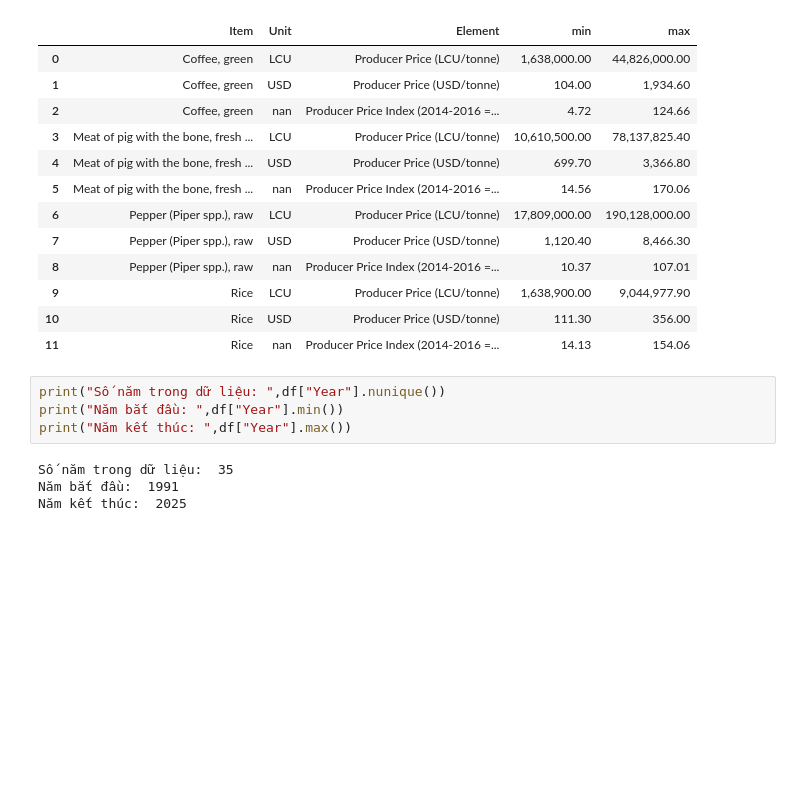
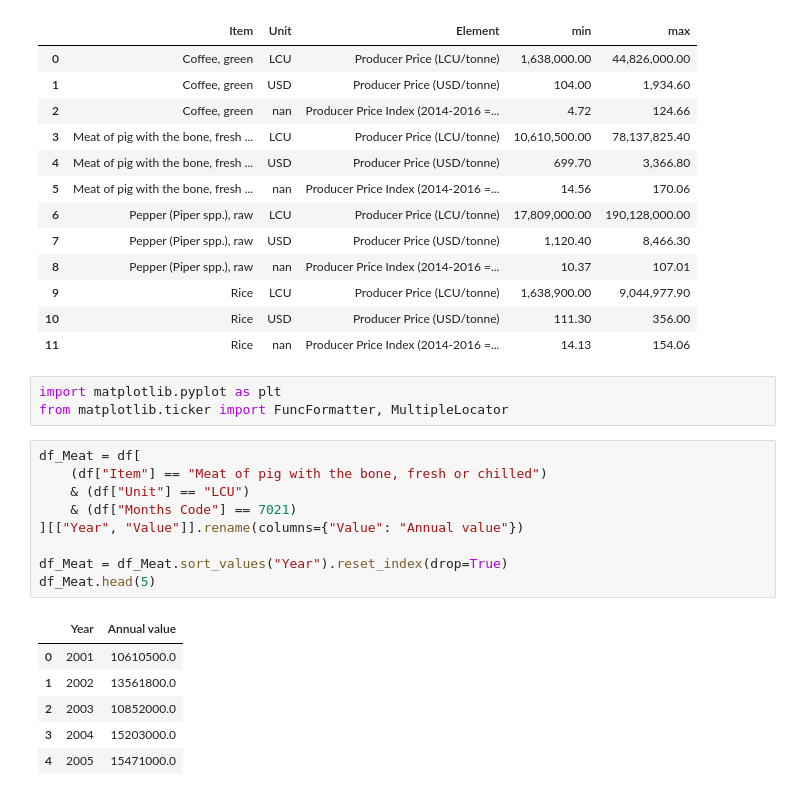
Before and after one commit to traitrithuc/Agriculture_Price_Predict, a Jupyter notebook: notebooks/index.ipynb, the cells around one changed output. Saved outputs shown, nothing was run; the diff lists cells and outputs as text; blank space fills up the shorter version.

```diff
--- a/notebooks/index.ipynb
+++ b/notebooks/index.ipynb
@@ -132,11 +146,22 @@ df.groupby(["Item","Unit","Element"],dropna=False)["Value"].agg(["min", "max"]).
 | 9 | Rice | LCU | Producer Price (LCU/tonne) | 1,638,900.00 | 9,044,977.90 |
 | 10 | Rice | USD | Producer Price (USD/tonne) | 111.30 | 356.00 |
 | 11 | Rice | nan | Producer Price Index (2014-2016 =... | 14.13 | 154.06 |
-# %%
-print("Số năm trong dữ liệu: ",df["Year"].nunique())
-print("Năm bắt đầu: ",df["Year"].min())
-print("Năm kết thúc: ",df["Year"].max())
-# %% [output]
-Số năm trong dữ liệu:  35
-Năm bắt đầu:  1991
-Năm kết thúc:  2025
+# %%
+import matplotlib.pyplot as plt
+from matplotlib.ticker import FuncFormatter, MultipleLocator
+# %%
+df_Meat = df[
+    (df["Item"] == "Meat of pig with the bone, fresh or chilled")
+    & (df["Unit"] == "LCU")
+    & (df["Months Code"] == 7021)
+][["Year", "Value"]].rename(columns={"Value": "Annual value"})
+
+df_Meat = df_Meat.sort_values("Year").reset_index(drop=True)
+df_Meat.head(5)
+# %% [output]
+|  | Year | Annual value |
+| 0 | 2001 | 10610500.0 |
+| 1 | 2002 | 13561800.0 |
+| 2 | 2003 | 10852000.0 |
+| 3 | 2004 | 15203000.0 |
+| 4 | 2005 | 15471000.0 |
```
Also changed, not shown: parts of 8 cells of this notebook.
